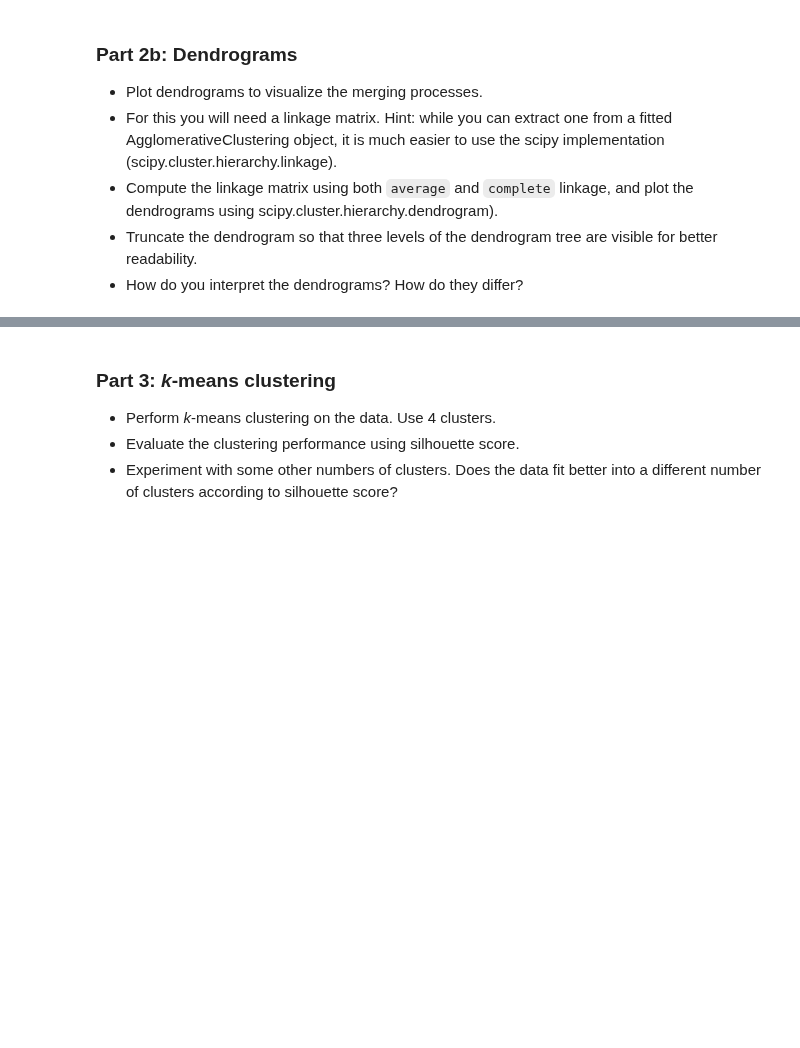
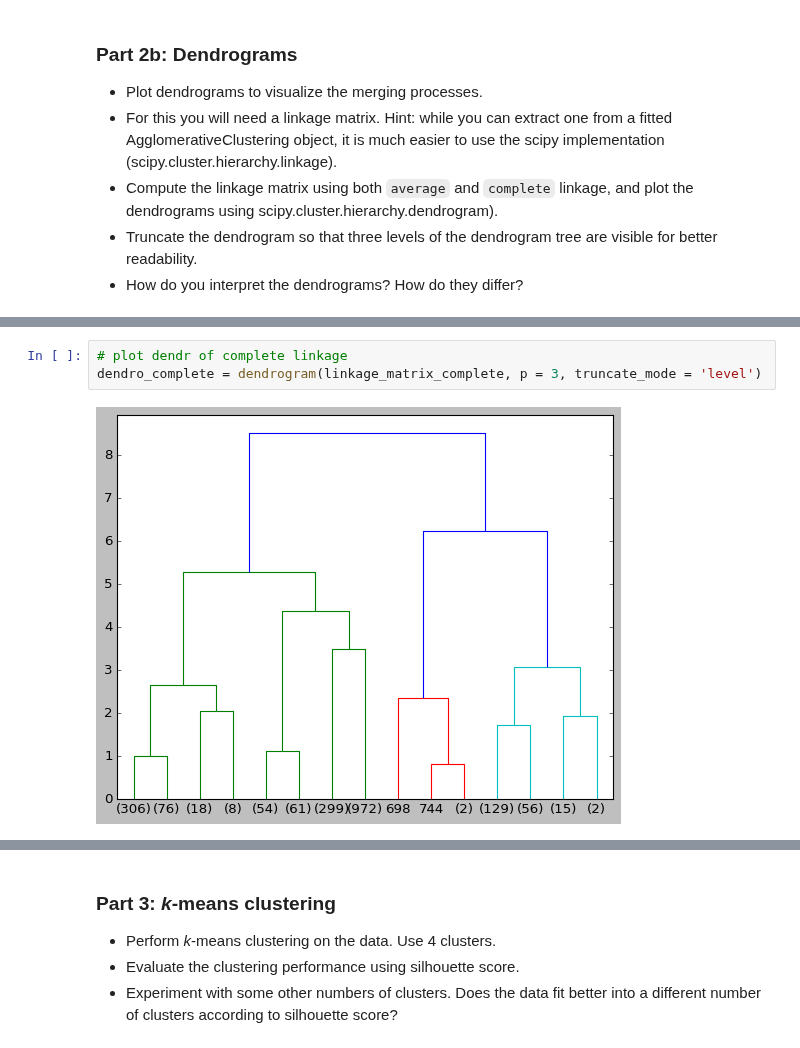
Before and after one commit to jerryshadb/UTU, a Jupyter notebook: DAKD/exc_3/jeremias_shadbolt_DAKD_2022_exercise_3.ipynb, the cells around one changed output, grey strips where cells are left out. Drawn from its saved outputs; the diff is of its cells as text; blank space fills up the shorter version.

```diff
--- a/DAKD/exc_3/jeremias_shadbolt_DAKD_2022_exercise_3.ipynb
+++ b/DAKD/exc_3/jeremias_shadbolt_DAKD_2022_exercise_3.ipynb
@@ -223,0 +233,5 @@ So basically the best linkage to use is dependent of the data and/or problem we'
+# %%
+# plot dendr of complete linkage
+dendro_complete = dendrogram(linkage_matrix_complete, p = 3, truncate_mode = 'level')
+# %% [output]
+[figure, added]
```
Also changed, not shown: parts of 9 cells of this notebook.
